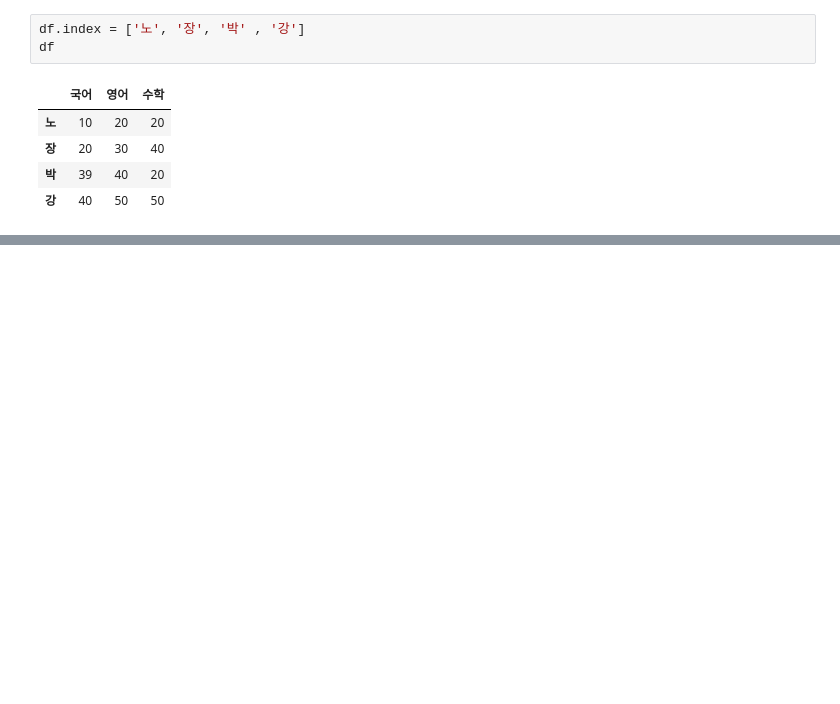
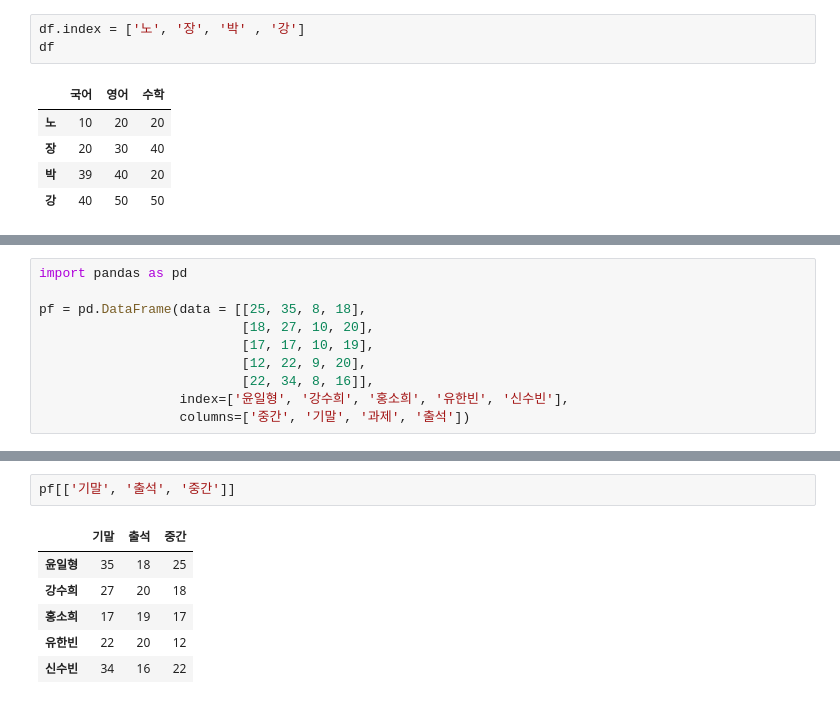
Before and after one commit to soonho123/2026-1-BDA-my-code, a Jupyter notebook: 빅데이터분석_5주차.ipynb, the cells around one changed output, grey strips where cells are left out. Saved outputs shown, nothing was run; the diff lists cells and outputs as text; blank space fills up the shorter version.

```diff
--- a/빅데이터분석_5주차.ipynb
+++ b/빅데이터분석_5주차.ipynb
@@ -723,0 +892,10 @@ df
+# %%
+import pandas as pd
+
+pf = pd.DataFrame(data = [[25, 35, 8, 18],
+                          [18, 27, 10, 20],
+                          [17, 17, 10, 19],
+                          [12, 22, 9, 20],
+                          [22, 34, 8, 16]],
+                  index=['윤일형', '강수희', '홍소희', '유한빈', '신수빈'],
+                  columns=['중간', '기말', '과제', '출석'])
@@ -723,0 +943,9 @@ df
+# %%
+pf[['기말', '출석', '중간']]
+# %% [output]
+|  | 기말 | 출석 | 중간 |
+| 윤일형 | 35 | 18 | 25 |
+| 강수희 | 27 | 20 | 18 |
+| 홍소희 | 17 | 19 | 17 |
+| 유한빈 | 22 | 20 | 12 |
+| 신수빈 | 34 | 16 | 22 |
```
Also changed, not shown: parts of 72 cells of this notebook.
